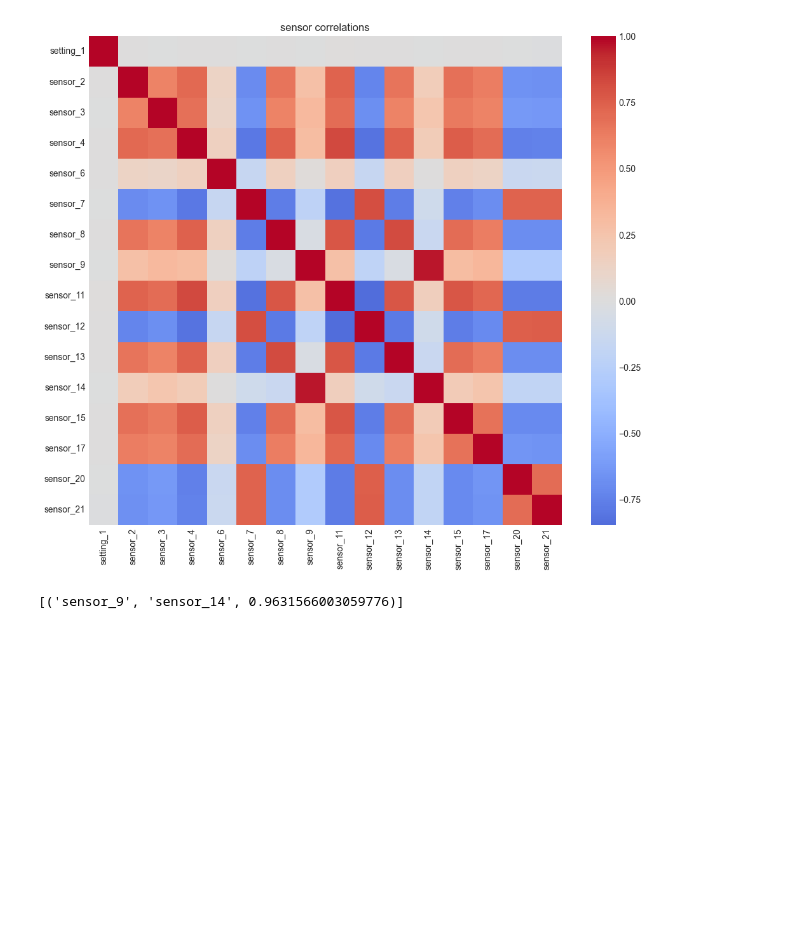
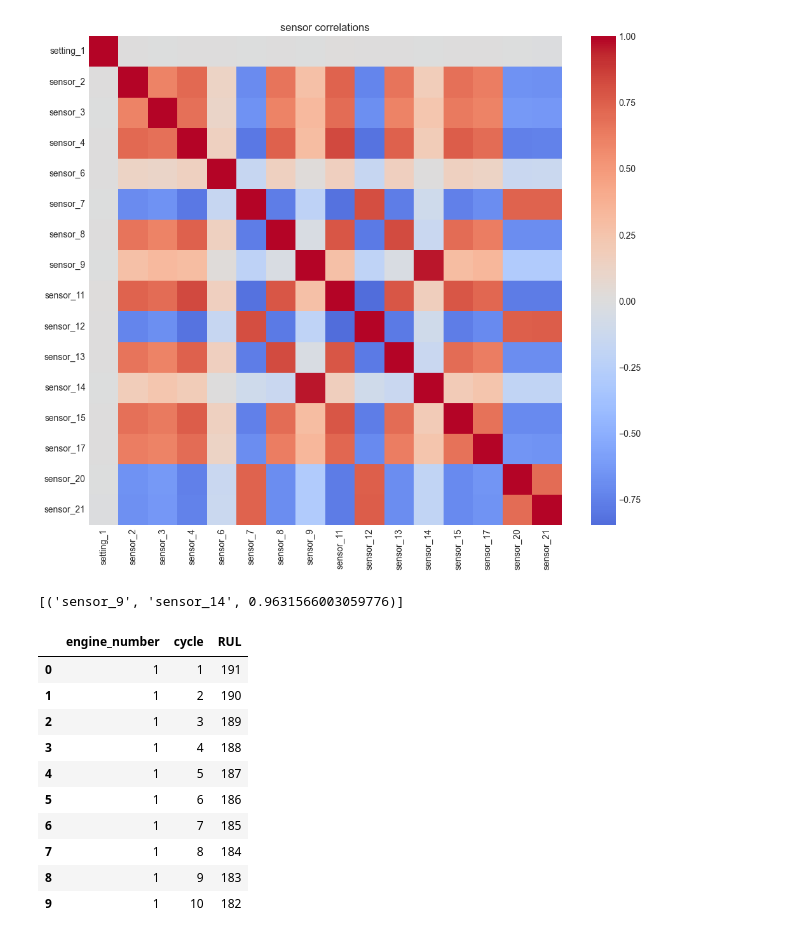
Before and after one commit to lohitharasakonda/engine-rul-predictor, a Jupyter notebook: notebooks/eda_fd001.ipynb, the cells around one changed output. Saved outputs shown, nothing was run; the diff lists cells and outputs as text; code cells hidden in the pictures; blank space fills up the shorter version.

```diff
--- a/notebooks/eda_fd001.ipynb
+++ b/notebooks/eda_fd001.ipynb
@@ -248,0 +252,22 @@ print(high_corr)
+# %%
+#figure out RUL for each row
+#RUL = cycles left before engine dies
+max_cycles = df_train.groupby('engine_number')['cycle'].max().reset_index()
+max_cycles.columns = ['engine_number', 'max_cycle']
+
+df_train_with_rul = df_train.merge(max_cycles, on='engine_number')
+df_train_with_rul['RUL'] = df_train_with_rul['max_cycle'] - df_train_with_rul['cycle']
+
+df_train_with_rul[['engine_number', 'cycle', 'RUL']].head(10)
+# %% [output]
+|  | engine_number | cycle | RUL |
+| 0 | 1 | 1 | 191 |
+| 1 | 1 | 2 | 190 |
+| 2 | 1 | 3 | 189 |
+| 3 | 1 | 4 | 188 |
+| 4 | 1 | 5 | 187 |
+| 5 | 1 | 6 | 186 |
+| 6 | 1 | 7 | 185 |
+| 7 | 1 | 8 | 184 |
+| 8 | 1 | 9 | 183 |
+| 9 | 1 | 10 | 182 |
```
Also changed, not shown: parts of 5 cells of this notebook.
